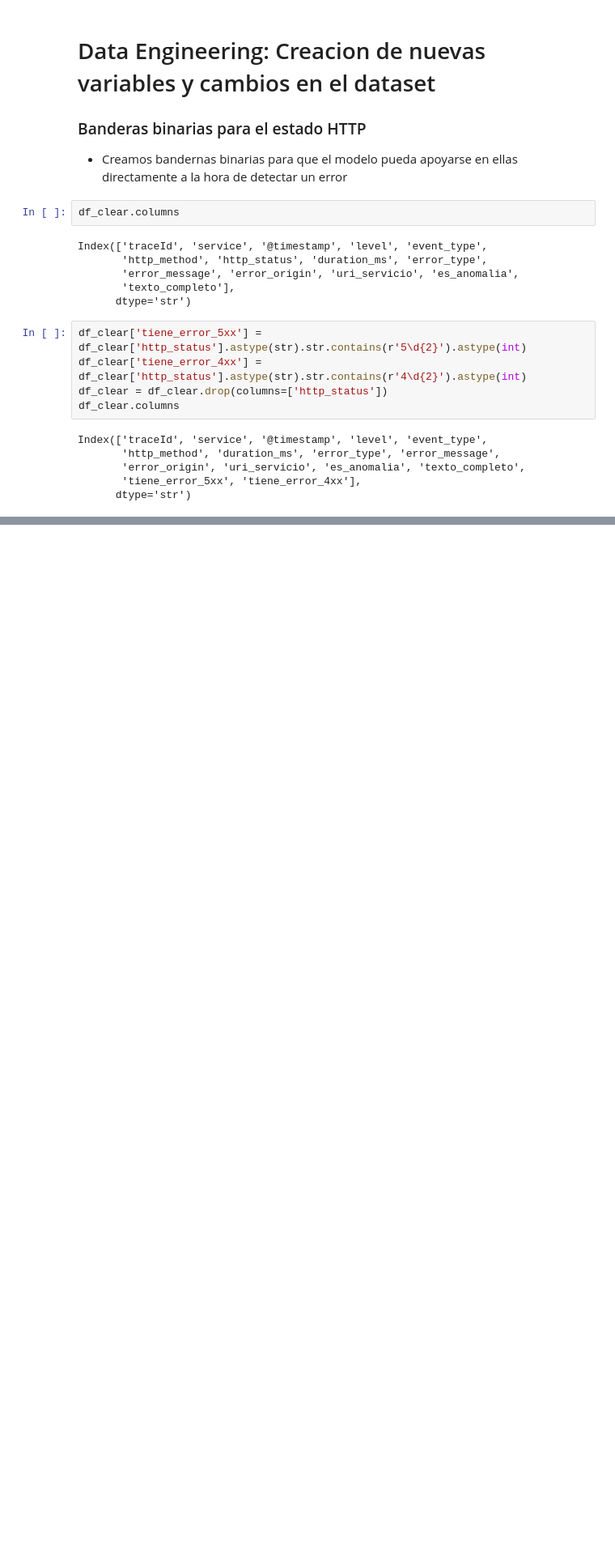
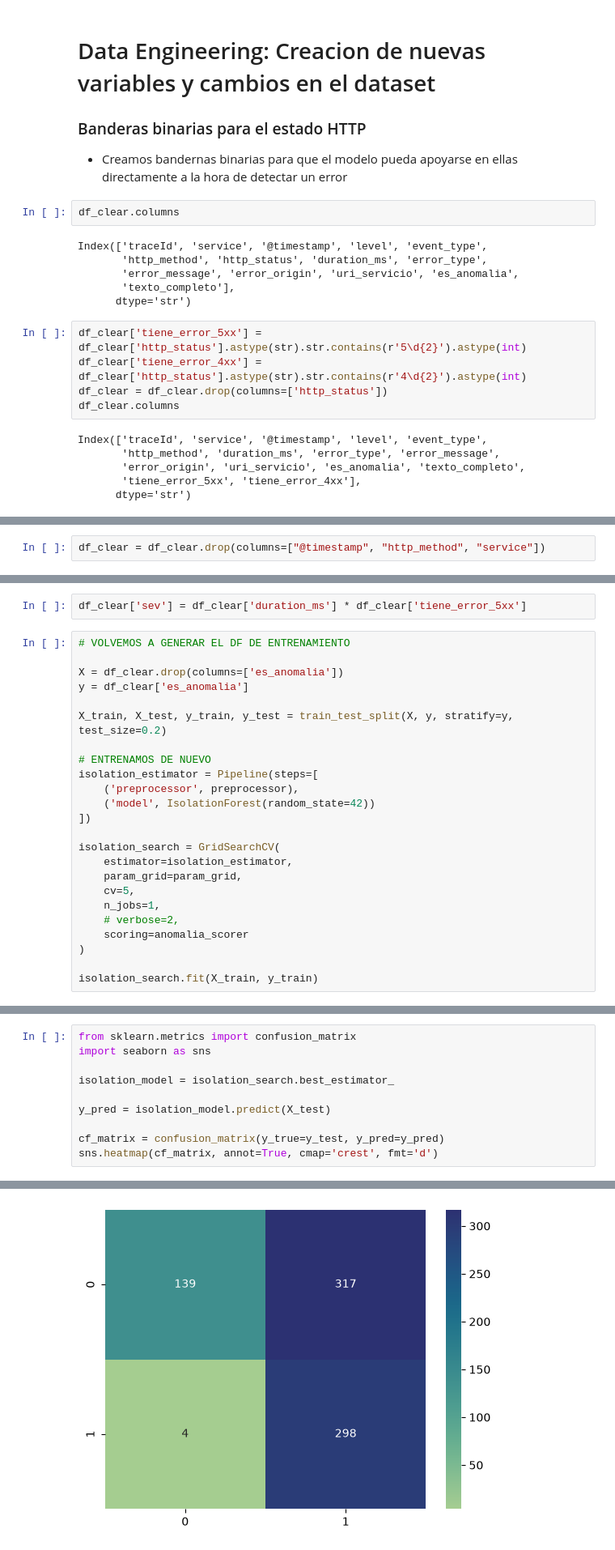
Before and after one commit to Faprin/Analizador-de-Causa-Ra-z-RCA-para-Sistemas-Distribuidos, a Jupyter notebook: ml-predictions/notebooks/01_Isolation_TF-IDF.ipynb, the cells around one changed output, grey strips where cells are left out. Shown at 81% size. Saved outputs shown, nothing was run; the diff lists cells and outputs as text; blank space fills up the shorter version.

```diff
--- a/ml-predictions/notebooks/01_Isolation_TF-IDF.ipynb
+++ b/ml-predictions/notebooks/01_Isolation_TF-IDF.ipynb
@@ -423,0 +484,2 @@ sns.heatmap(cf_matrix, annot=True, cmap='crest', fmt='d')
+# %%
+df_clear = df_clear.drop(columns=["@timestamp", "http_method", "service"])
@@ -423,0 +514,26 @@ sns.heatmap(cf_matrix, annot=True, cmap='crest', fmt='d')
+# %%
+df_clear['sev'] = df_clear['duration_ms'] * df_clear['tiene_error_5xx']
+# %%
+# VOLVEMOS A GENERAR EL DF DE ENTRENAMIENTO
+
+X = df_clear.drop(columns=['es_anomalia'])
+y = df_clear['es_anomalia']
+
+X_train, X_test, y_train, y_test = train_test_split(X, y, stratify=y, test_size=0.2)
+
+# ENTRENAMOS DE NUEVO
+isolation_estimator = Pipeline(steps=[
+    ('preprocessor', preprocessor),
+    ('model', IsolationForest(random_state=42))
+])
+
+isolation_search = GridSearchCV(
+    estimator=isolation_estimator,
+    param_grid=param_grid,
+    cv=5,
+    n_jobs=1,
+    # verbose=2,
+    scoring=anomalia_scorer
+)
+
+isolation_search.fit(X_train, y_train)
@@ -423,0 +558,11 @@ sns.heatmap(cf_matrix, annot=True, cmap='crest', fmt='d')
+# %%
+from sklearn.metrics import confusion_matrix
+import seaborn as sns
+
+isolation_model = isolation_search.best_estimator_
+
+y_pred = isolation_model.predict(X_test)
+
+cf_matrix = confusion_matrix(y_true=y_test, y_pred=y_pred)
+sns.heatmap(cf_matrix, annot=True, cmap='crest', fmt='d')
+# %% [output]
@@ -423,0 +570 @@ sns.heatmap(cf_matrix, annot=True, cmap='crest', fmt='d')
+[figure, added]
```
Also changed, not shown: parts of 14 cells of this notebook.
